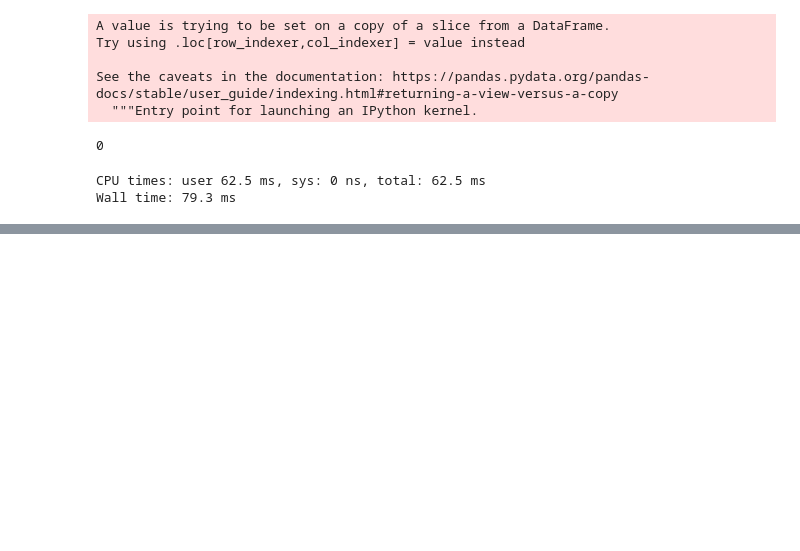
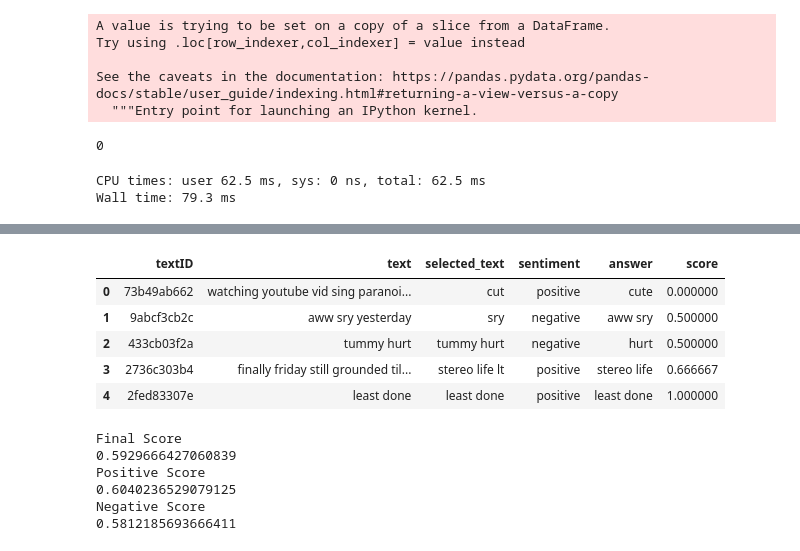
Before and after one commit to pmbrull/udacity-ml-engineer-capstone, a Jupyter notebook: notebooks/Capstone.ipynb, the cells around one changed output, grey strips where cells are left out. Saved outputs shown, nothing was run; the diff lists cells and outputs as text; code cells hidden in the pictures; blank space fills up the shorter version.

```diff
--- a/notebooks/Capstone.ipynb
+++ b/notebooks/Capstone.ipynb
@@ -642,0 +644,3 @@ Running loss: 1.162603
+# %%
+predictions = model.predict(qa_test)
+predictions_df = pd.DataFrame.from_dict(predictions)
@@ -642,0 +649,4 @@ Running loss: 1.162603
+# %%
+predictions_df['textID'] = predictions_df['id']
+predictions_df = predictions_df.drop('id', axis=1)
+predictions_df.head()
@@ -642,0 +669,3 @@ Running loss: 1.162603
+# %%
+predicted_val = pd.merge(X_val, predictions_df, on='textID', how='inner')
+predicted_val.head()
@@ -642,0 +679,29 @@ Running loss: 1.162603
+# %%
+predicted_val['score'] = predicted_val[['selected_text', 'answer']].apply(lambda x: jaccard(*x), axis=1)
+predicted_val.head()
+# %% [output]
+|  | textID | text | selected_text | sentiment | answer | score |
+| 0 | 73b49ab662 | watching youtube vid sing paranoi... | cut | positive | cute | 0.000000 |
+| 1 | 9abcf3cb2c | aww sry yesterday | sry | negative | aww sry | 0.500000 |
+| 2 | 433cb03f2a | tummy hurt | tummy hurt | negative | hurt | 0.500000 |
+| 3 | 2736c303b4 | finally friday still grounded til... | stereo life lt | positive | stereo life | 0.666667 |
+| 4 | 2fed83307e | least done | least done | positive | least done | 1.000000 |
+# %%
+# Final Score
+print("Final Score")
+print(predicted_val['score'].sum() / predicted_val.shape[0])
+
+# Positive Score
+print("Positive Score")
+print(predicted_val.loc[predicted_val['sentiment'] == 'positive']['score'].sum() / predicted_val.loc[predicted_val['sentiment'] == 'positive'].shape[0])
+
+# Negative Score
+print("Negative Score")
+print(predicted_val.loc[predicted_val['sentiment'] == 'negative']['score'].sum() / predicted_val.loc[predicted_val['sentiment'] == 'negative'].shape[0])
+# %% [output]
+Final Score
+0.5929666427060839
+Positive Score
+0.6040236529079125
+Negative Score
+0.5812185693666411
```
Also changed, not shown: parts of 5 cells of this notebook, 2 other files.
